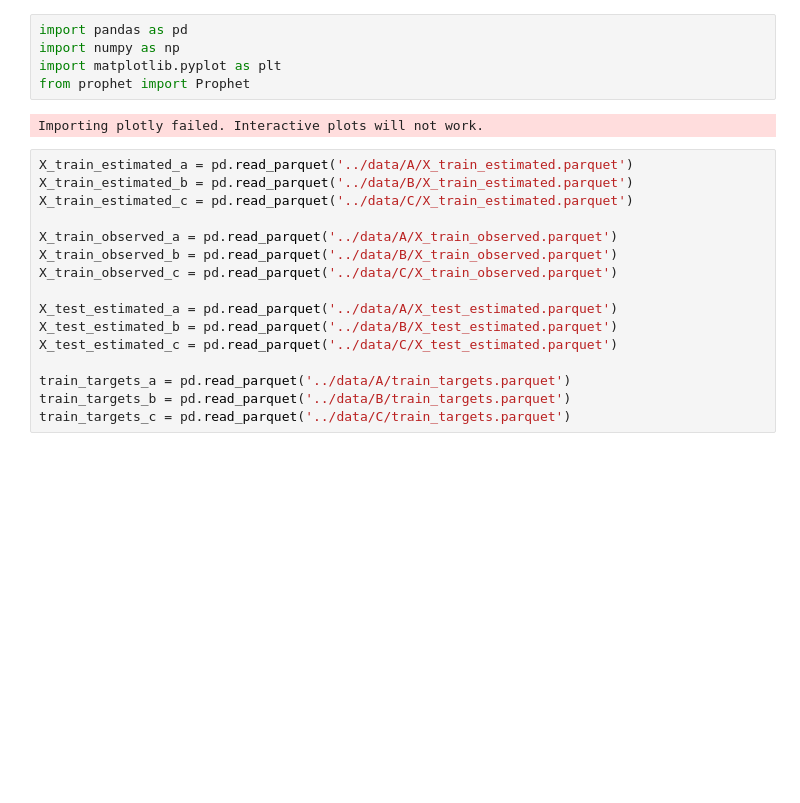
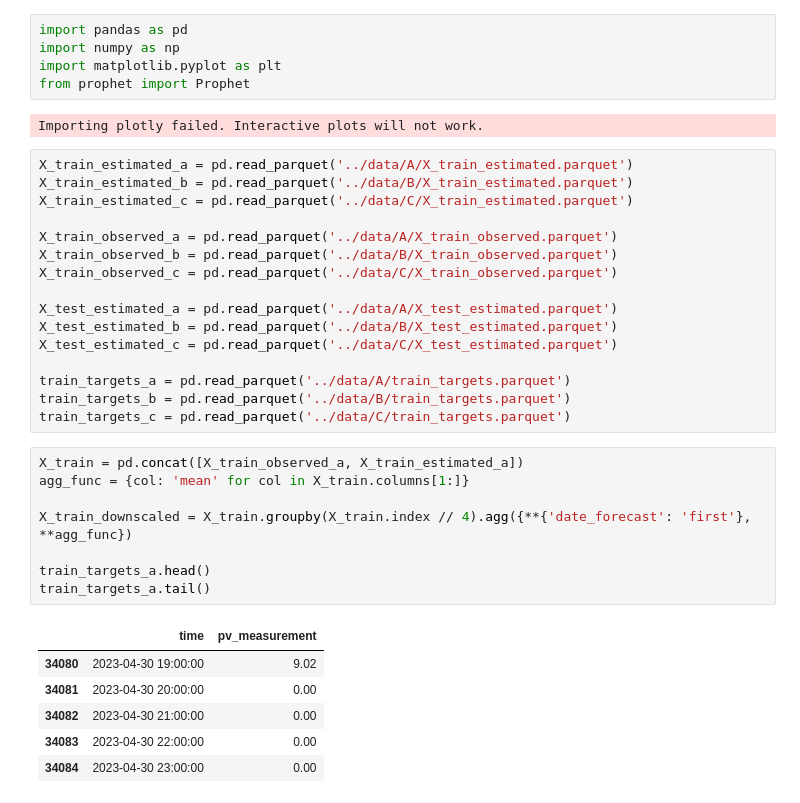
Before and after one commit to olejacobmellgren/solar-panel-energy-ml, a Jupyter notebook: model_notebooks/prophet.ipynb, the cells around one changed output. Saved outputs shown, nothing was run; the diff lists cells and outputs as text; blank space fills up the shorter version.

```diff
--- a/model_notebooks/prophet.ipynb
+++ b/model_notebooks/prophet.ipynb
@@ -21,4 +21,19 @@ X_test_estimated_c = pd.read_parquet('../data/C/X_test_estimated.parquet')
 train_targets_a = pd.read_parquet('../data/A/train_targets.parquet')
 train_targets_b = pd.read_parquet('../data/B/train_targets.parquet')
 train_targets_c = pd.read_parquet('../data/C/train_targets.parquet')
+# %%
+X_train = pd.concat([X_train_observed_a, X_train_estimated_a])
+agg_func = {col: 'mean' for col in X_train.columns[1:]}
+
+X_train_downscaled = X_train.groupby(X_train.index // 4).agg({**{'date_forecast': 'first'}, **agg_func})
+
+train_targets_a.head()
+train_targets_a.tail()
+# %% [output]
+|  | time | pv_measurement |
+| 34080 | 2023-04-30 19:00:00 | 9.02 |
+| 34081 | 2023-04-30 20:00:00 | 0.00 |
+| 34082 | 2023-04-30 21:00:00 | 0.00 |
+| 34083 | 2023-04-30 22:00:00 | 0.00 |
+| 34084 | 2023-04-30 23:00:00 | 0.00 |
 # %%
```
Also changed, not shown: parts of 5 cells of this notebook.
